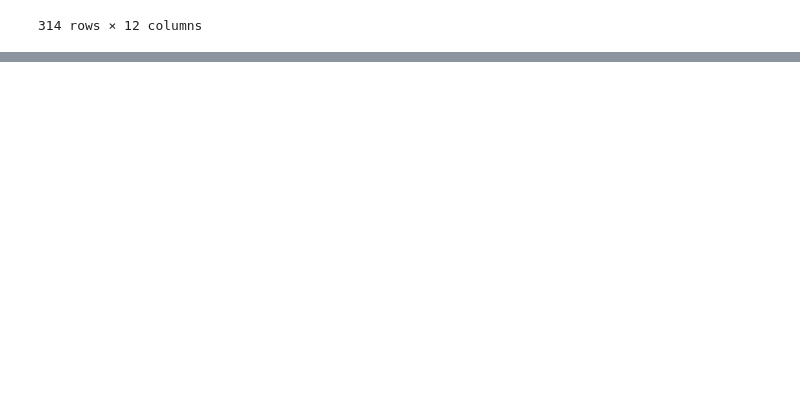
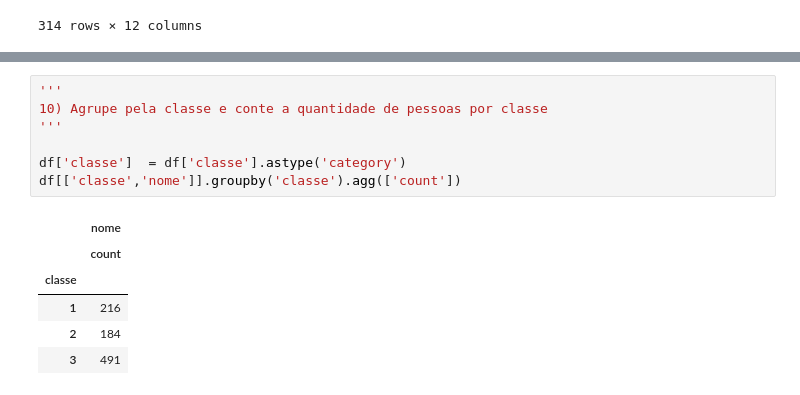
Before and after one commit to nery-alan/intro_python_verao_ime_2023, a Jupyter notebook: exercicios/exercicio02.ipynb, the cells around one changed output, grey strips where cells are left out. Drawn from its saved outputs; the diff is of its cells as text; blank space fills up the shorter version.

```diff
--- a/exercicios/exercicio02.ipynb
+++ b/exercicios/exercicio02.ipynb
@@ -117,0 +185,14 @@ criancas_cherbourg
+# %%
+'''
+10) Agrupe pela classe e conte a quantidade de pessoas por classe
+'''
+
+df['classe']  = df['classe'].astype('category')
+df[['classe','nome']].groupby('classe').agg(['count'])
+# %% [output]
+|  | nome |
+|  | count |
+| classe |  |
+| 1 | 216 |
+| 2 | 184 |
+| 3 | 491 |
```
Also changed, not shown: parts of 6 cells of this notebook.
